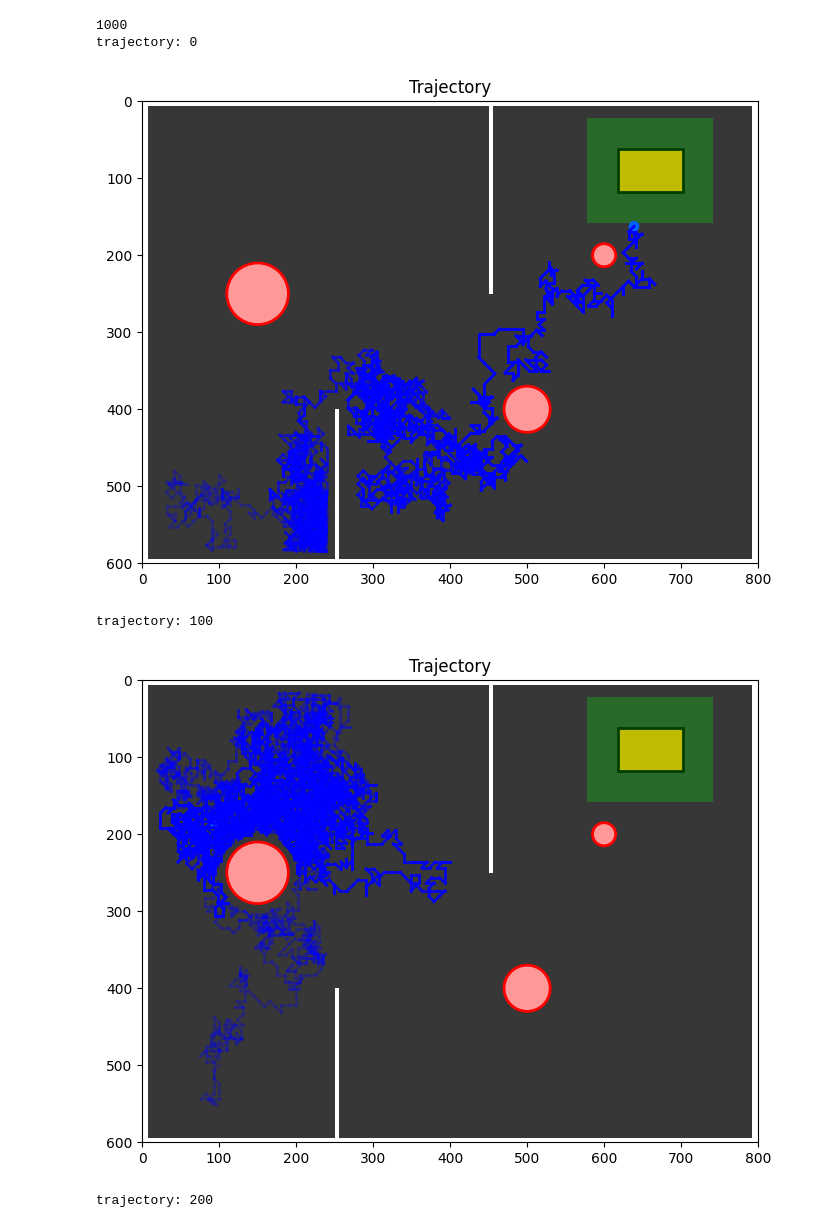
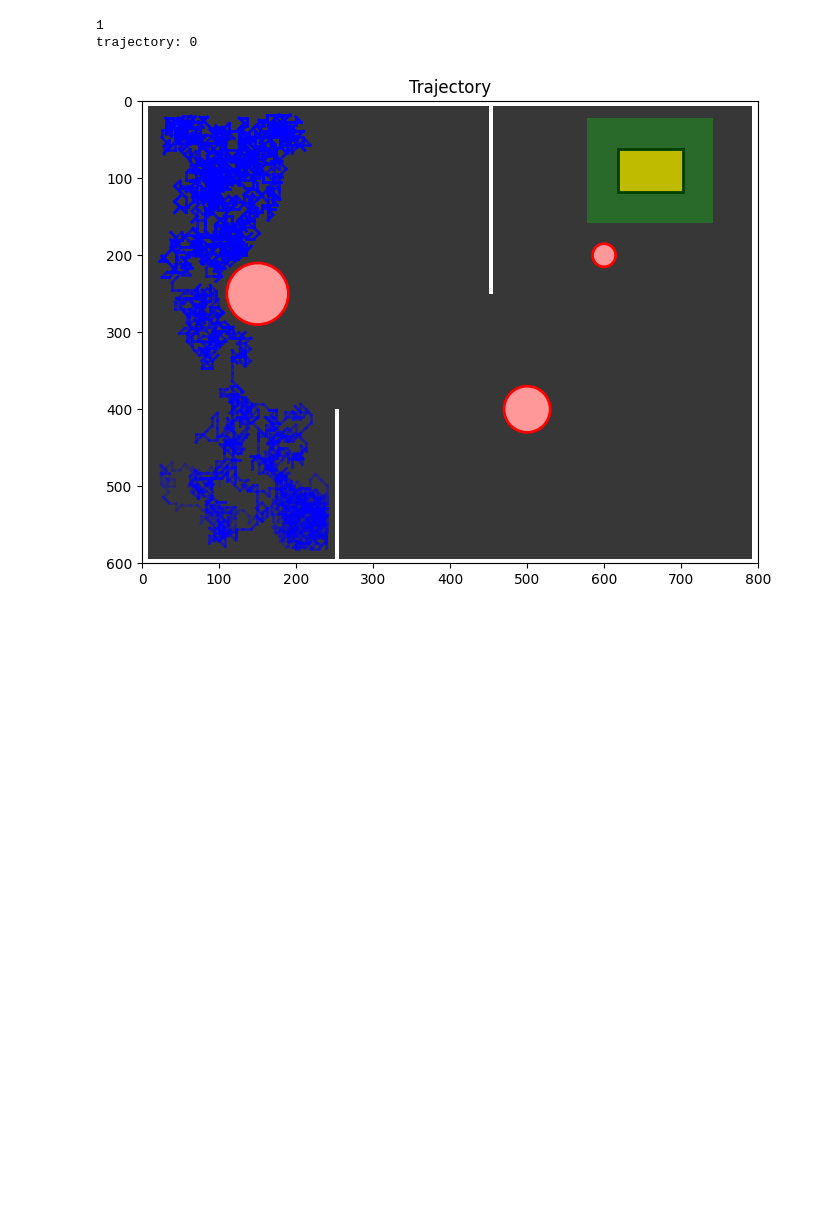
Before and after one commit to zygimantas124/dic_part_two, a Jupyter notebook: util/replay.ipynb, the cells around one changed output. Cells and saved outputs as stored; diff of their text form; code cells hidden in the pictures; blank space fills up the shorter version.

```diff
--- a/util/replay.ipynb
+++ b/util/replay.ipynb
@@ -228,14 +100,11 @@ def animate_trajectory(json_path, use_next_state=False):
 # %%
 len_logs = len(os.listdir("../logs"))
-print(len_logs)
+print(len_logs - 2)
 for i in range(len_logs):
-    if i % 100 == 0:
+    if i % 10 == 0:
         print(f"trajectory: {i}")
         draw_trajectory(f"../logs/episode_{i}.json")
 # %% [output]
-1000
+1
 trajectory: 0
-[figure, old version]
+[figure, new version]
-trajectory: 100
-[figure, removed]
-trajectory: 200
```
Also changed, not shown: parts of 4 cells of this notebook.
